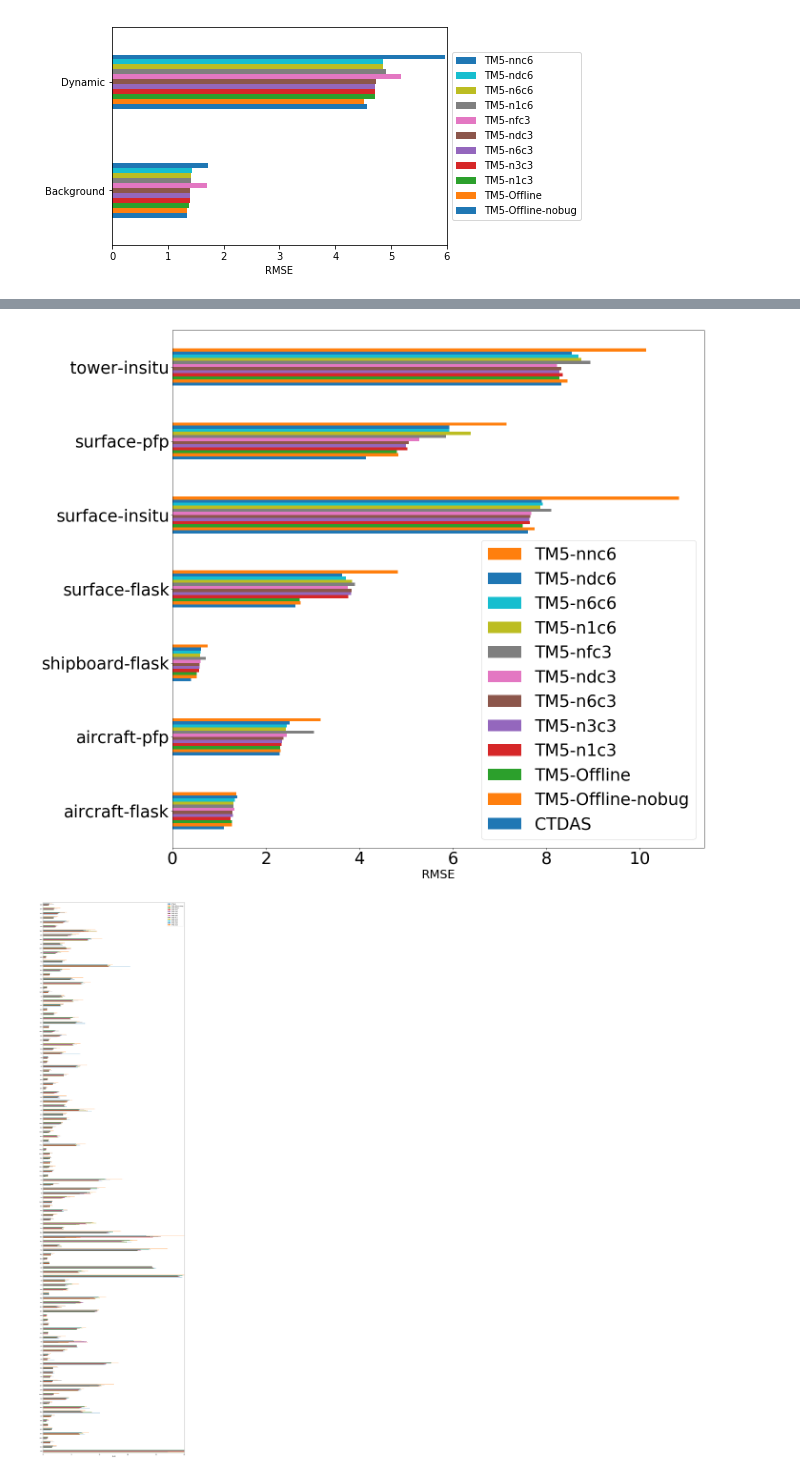
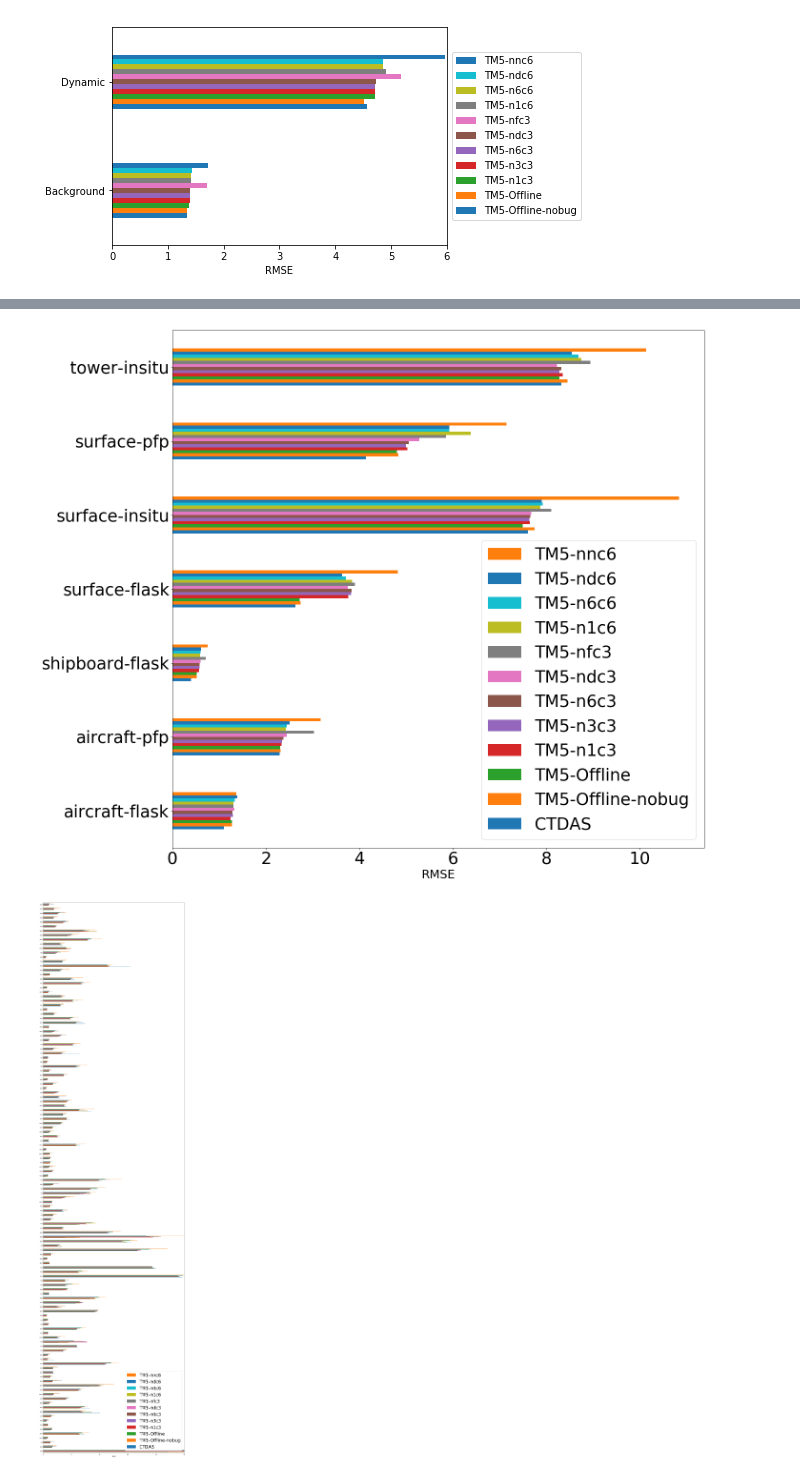
Before and after one commit to Killaars/PhD, a Jupyter notebook: paper1/Figures atmospheric transport paper.ipynb, the cells around one changed output, grey strips where cells are left out. Drawn from its saved outputs; the diff is of its cells as text; code cells hidden in the pictures.

```diff
--- a/paper1/Figures atmospheric transport paper.ipynb
+++ b/paper1/Figures atmospheric transport paper.ipynb
@@ -2087,6 +2087,8 @@ plot_loc=sample_loc['RMSE'].unstack(level=0)
 plot_loc.index.name = ''
 ax2 = plot_loc.plot.barh(figsize=(20,80))
 ax2.set_xlabel("RMSE")
+handles, labels = ax2.get_legend_handles_labels()
+lgd=ax2.legend(handles[::-1], labels[::-1],loc='lower right', markerscale = 5,fontsize='35')
 plt.xlim(0,25)
 #plt.savefig('RMSE_stations.png',dpi=300)
 plt.show()
@@ -2098,34 +2100,34 @@ stationlist=['alt','zep','brw','stm','ice','mhd','cba','shm','azr','mid','bme','
 # Distribute stations in background or dynamic category depending on their occurence in the stationlist
 background=plot_loc[plot_loc.index.isin(stationlist)]
 dynamic=plot_loc[~plot_loc.index.isin(stationlist)]
 
 # Create dataframe with 'background'/'dynamic' as index and the mean RSME per run as values.
 backgroundplot_df=pd.DataFrame()
 for index in dynamic.mean().index:
     backgroundplot_df.loc['Background',index]=background.mean().loc[index]
     backgroundplot_df.loc['Dynamic',index]=dynamic.mean().loc[index]
 print(backgroundplot_df)
 
 # Plot DataFrame as two sets of barplots
 ax3 = backgroundplot_df.plot.barh()
 ax3.set_xlabel("RMSE")
 
 ax3.legend(handles[::-1], labels[::-1],loc='center left', bbox_to_anchor=(1, 0.5))
 plt.xlim(0,6)
 #plt.savefig('RMSE_stations.png',dpi=300)
 plt.show()
 
 plot_assimilated=sample_assimilated['RMSE'].unstack(level=0)
 plot_assimilated.index.name = ''
 ax4 = plot_assimilated.plot.barh()
 ax4.legend(handles[::-1], labels[::-1],loc='center left', bbox_to_anchor=(1, 0.5))
 ax4.set_xlabel("RMSE")
 #plt.xlim(0,25)
 #plt.savefig('RMSE_stations.png',dpi=300)
 plt.show()
 # %% [output]
 [figure]
-[figure, old version]
+[figure, new version]
                CTDAS  TM5-Offline-nobug  TM5-Offline  TM5-n1c3  TM5-n3c3  \
 Background  1.150414           1.350749     1.350499  1.387486  1.392555
 Dynamic     4.557857           4.586889     4.531239  4.730250  4.720601
```
Also changed, not shown: parts of 3 cells of this notebook.
